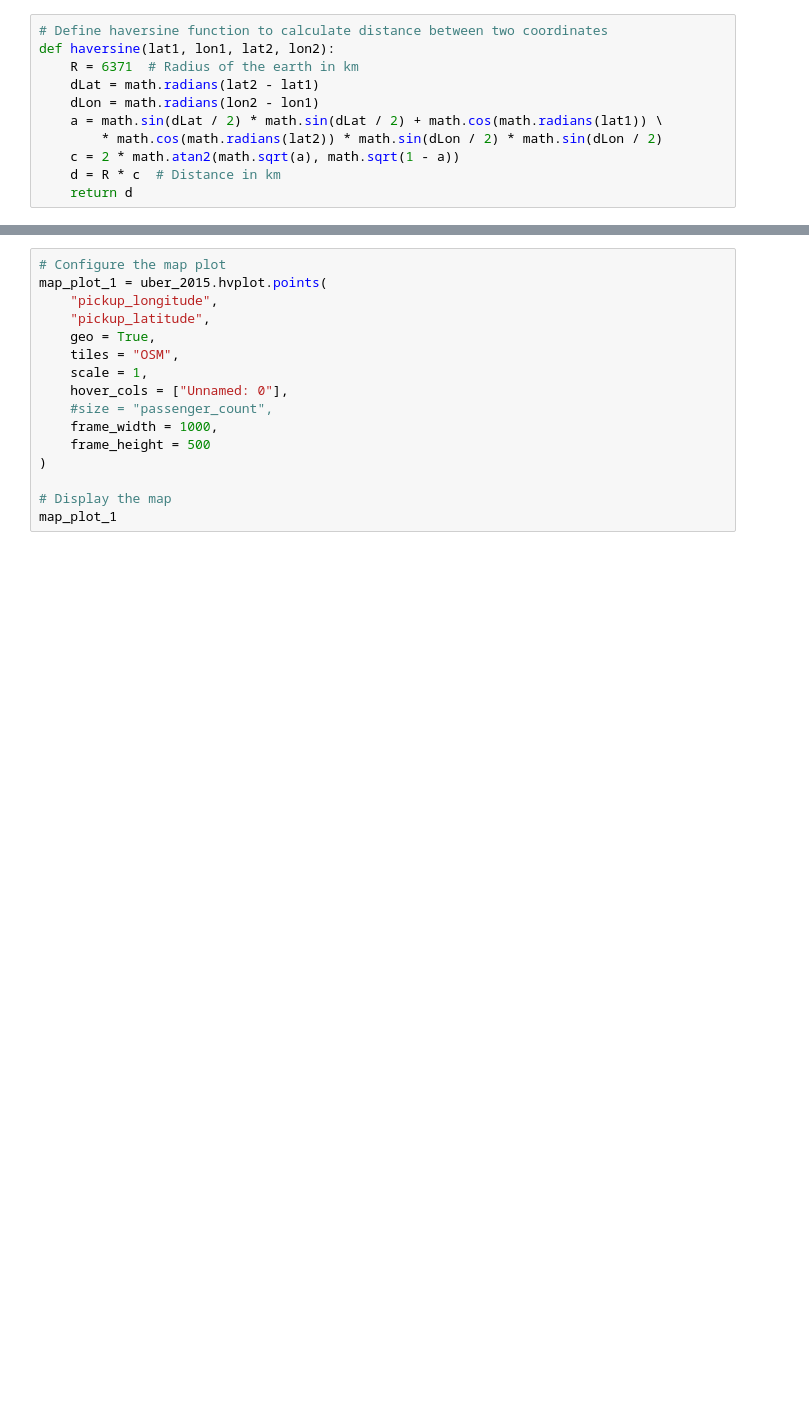
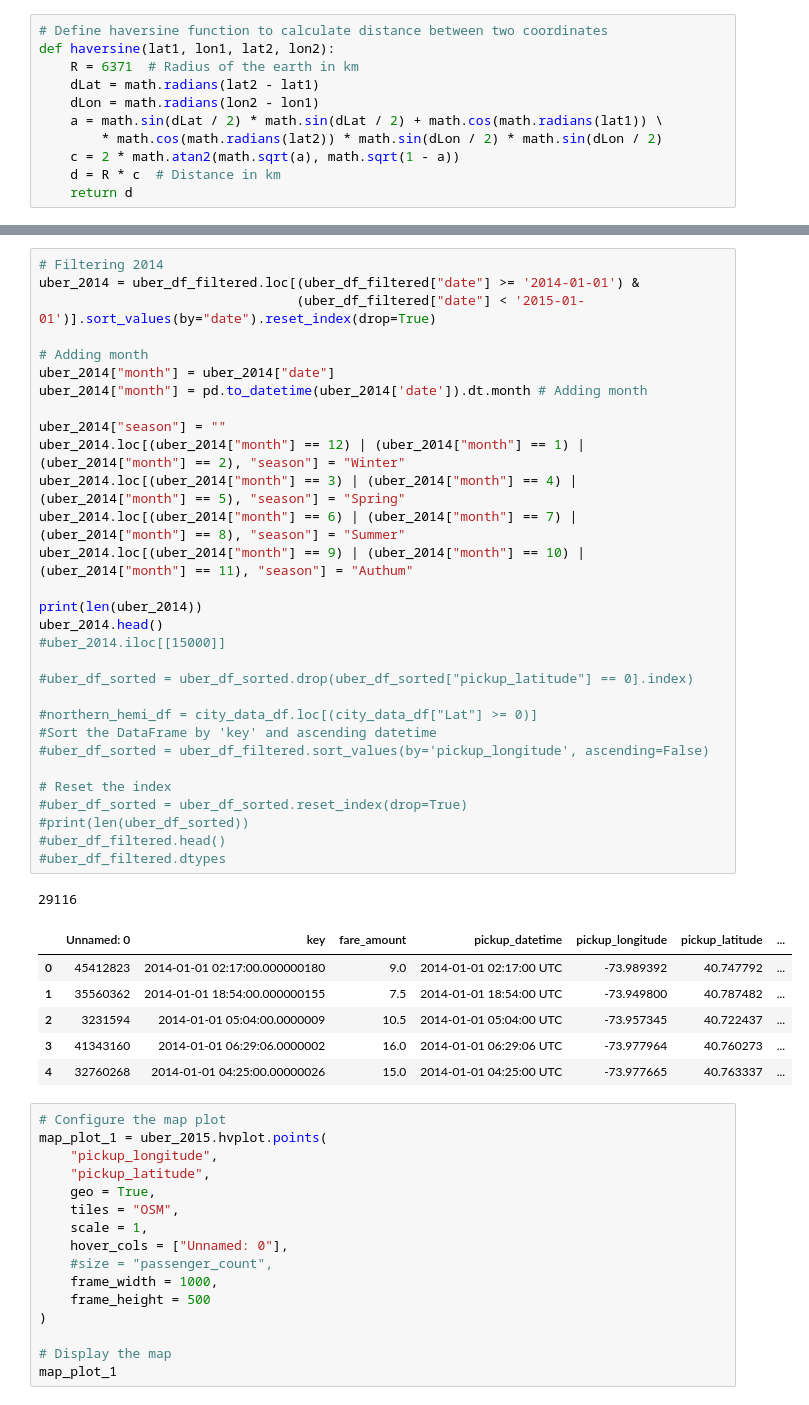
Before and after one commit to leedavidarmstrong/project-one, a Jupyter notebook: uber_weather.ipynb, the cells around one changed output, grey strips where cells are left out. Cells and saved outputs as stored; diff of their text form; blank space fills up the shorter version.

```diff
--- a/uber_weather.ipynb
+++ b/uber_weather.ipynb
@@ -153,3 +170,41 @@ Name: distance, dtype: float64
+# %%
+# Filtering 2014
+uber_2014 = uber_df_filtered.loc[(uber_df_filtered["date"] >= '2014-01-01') &
+                                 (uber_df_filtered["date"] < '2015-01-01')].sort_values(by="date").reset_index(drop=True)
+
+# Adding month
+uber_2014["month"] = uber_2014["date"]
+uber_2014["month"] = pd.to_datetime(uber_2014['date']).dt.month # Adding month
+
+uber_2014["season"] = ""
+uber_2014.loc[(uber_2014["month"] == 12) | (uber_2014["month"] == 1) | (uber_2014["month"] == 2), "season"] = "Winter"
+uber_2014.loc[(uber_2014["month"] == 3) | (uber_2014["month"] == 4) | (uber_2014["month"] == 5), "season"] = "Spring"
+uber_2014.loc[(uber_2014["month"] == 6) | (uber_2014["month"] == 7) | (uber_2014["month"] == 8), "season"] = "Summer"
+uber_2014.loc[(uber_2014["month"] == 9) | (uber_2014["month"] == 10) | (uber_2014["month"] == 11), "season"] = "Authum"
+
+print(len(uber_2014))
+uber_2014.head()
+#uber_2014.iloc[[15000]]
+
+#uber_df_sorted = uber_df_sorted.drop(uber_df_sorted["pickup_latitude"] == 0].index)
+
+#northern_hemi_df = city_data_df.loc[(city_data_df["Lat"] >= 0)]
+#Sort the DataFrame by 'key' and ascending datetime
+#uber_df_sorted = uber_df_filtered.sort_values(by='pickup_longitude', ascending=False)
+
+# Reset the index
+#uber_df_sorted = uber_df_sorted.reset_index(drop=True)
+#print(len(uber_df_sorted))
+#uber_df_filtered.head()
+#uber_df_filtered.dtypes
+# %% [output]
+29116
+|  | Unnamed: 0 | key | fare_amount | pickup_datetime | pickup_longitude | pickup_latitude | ... |
+| 0 | 45412823 | 2014-01-01 02:17:00.000000180 | 9.0 | 2014-01-01 02:17:00 UTC | -73.989392 | 40.747792 | ... |
+| 1 | 35560362 | 2014-01-01 18:54:00.000000155 | 7.5 | 2014-01-01 18:54:00 UTC | -73.949800 | 40.787482 | ... |
+| 2 | 3231594 | 2014-01-01 05:04:00.0000009 | 10.5 | 2014-01-01 05:04:00 UTC | -73.957345 | 40.722437 | ... |
+| 3 | 41343160 | 2014-01-01 06:29:06.0000002 | 16.0 | 2014-01-01 06:29:06 UTC | -73.977964 | 40.760273 | ... |
+| 4 | 32760268 | 2014-01-01 04:25:00.00000026 | 15.0 | 2014-01-01 04:25:00 UTC | -73.977665 | 40.763337 | ... |
 # %%
 # Configure the map plot
 map_plot_1 = uber_2015.hvplot.points(
```
Also changed, not shown: parts of 5 cells of this notebook, 1 other file.
